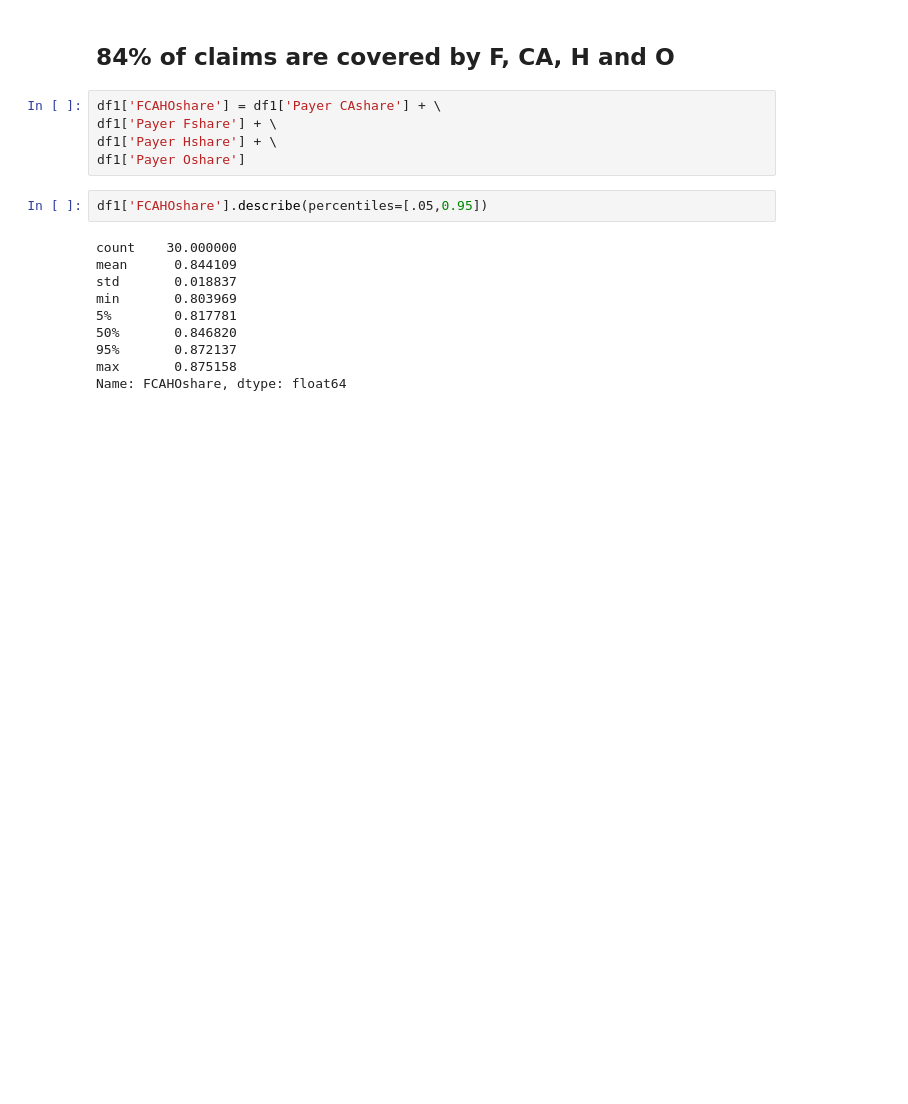
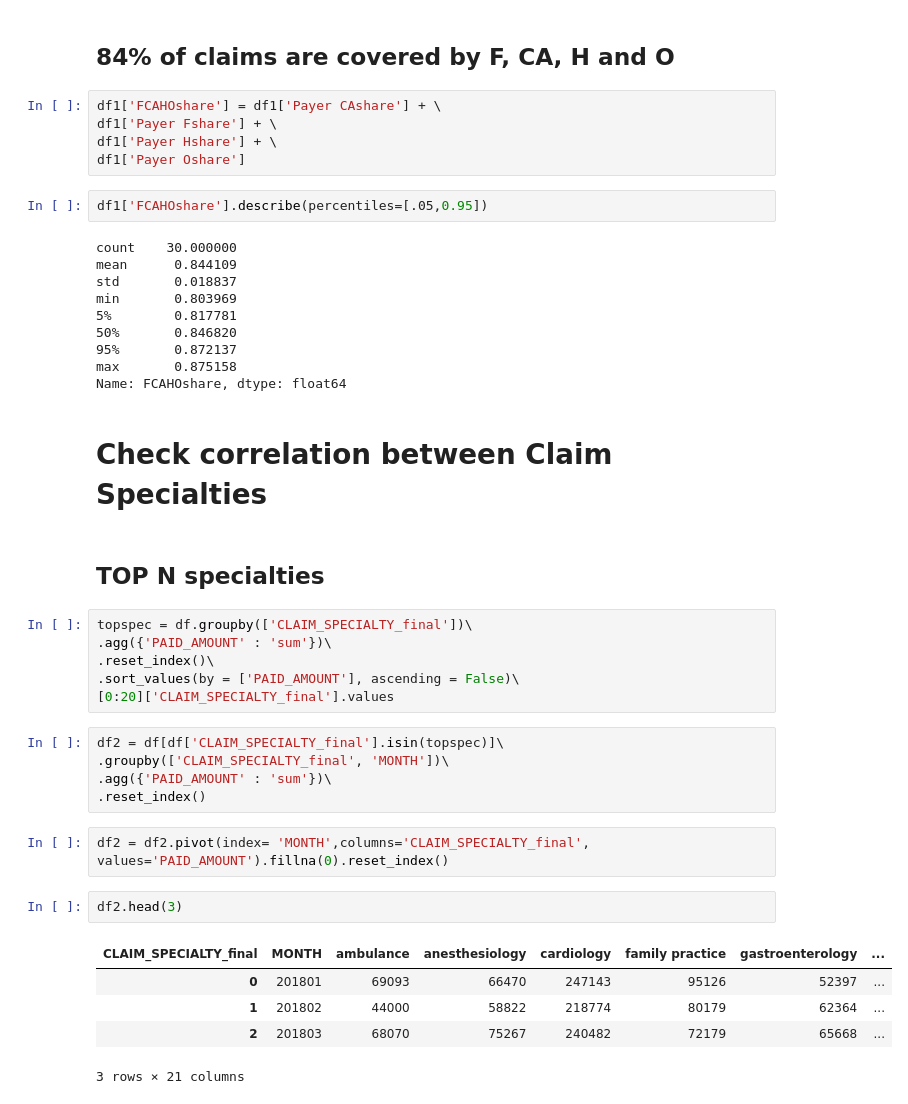
Before and after one commit to williamfolkner/eda-demo, a Jupyter notebook: 2 - Analysis.ipynb, the cells around one changed output. Saved outputs shown, nothing was run; the diff lists cells and outputs as text; blank space fills up the shorter version.

```diff
--- a/2 - Prediction.ipynb
+++ b/2 - Analysis.ipynb
@@ -132,3 +132,28 @@ min       0.803969
 95%       0.872137
 max       0.875158
 Name: FCAHOshare, dtype: float64
+# %% [markdown]
+# Check correlation between Claim Specialties
+# %% [markdown]
+## TOP N specialties
+# %%
+topspec = df.groupby(['CLAIM_SPECIALTY_final'])\
+.agg({'PAID_AMOUNT' : 'sum'})\
+.reset_index()\
+.sort_values(by = ['PAID_AMOUNT'], ascending = False)\
+[0:20]['CLAIM_SPECIALTY_final'].values
+# %%
+df2 = df[df['CLAIM_SPECIALTY_final'].isin(topspec)]\
+.groupby(['CLAIM_SPECIALTY_final', 'MONTH'])\
+.agg({'PAID_AMOUNT' : 'sum'})\
+.reset_index()
+# %%
+df2 = df2.pivot(index= 'MONTH',columns='CLAIM_SPECIALTY_final', values='PAID_AMOUNT').fillna(0).reset_index()
+# %%
+df2.head(3)
+# %% [output]
+| CLAIM_SPECIALTY_final | MONTH | ambulance | anesthesiology | cardiology | family practice | gastroenterology | ... |
+| 0 | 201801 | 69093 | 66470 | 247143 | 95126 | 52397 | ... |
+| 1 | 201802 | 44000 | 58822 | 218774 | 80179 | 62364 | ... |
+| 2 | 201803 | 68070 | 75267 | 240482 | 72179 | 65668 | ... |
+3 rows × 21 columns
```
Also changed, not shown: parts of 15 cells of this notebook, 2 other files.
